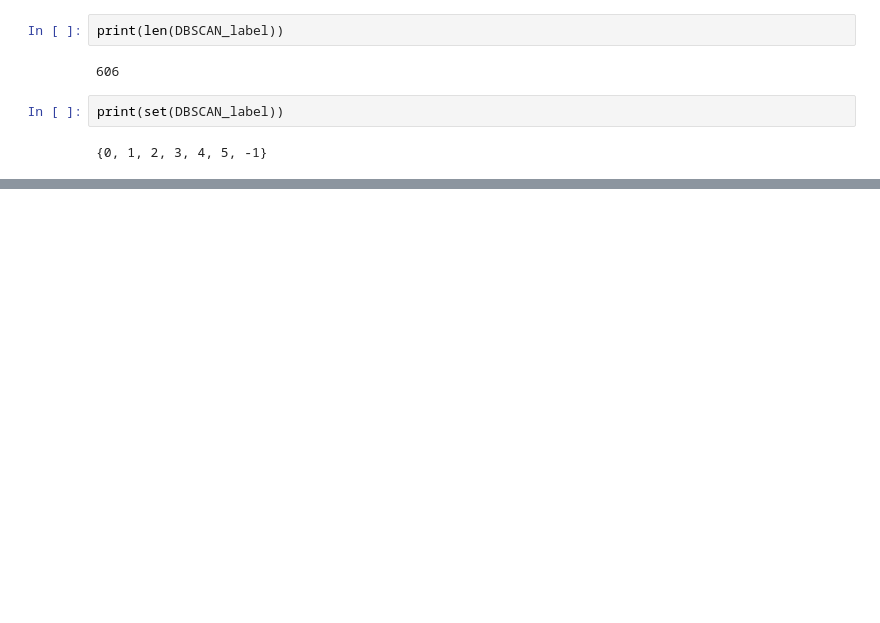
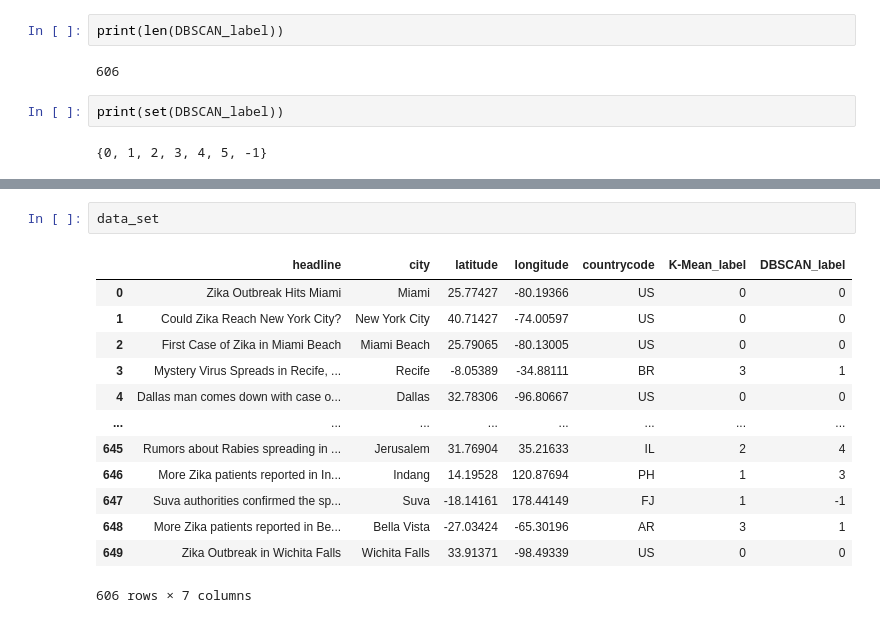
Before and after one commit to Aussadach/discovering-disease-outbreaks-base, a Jupyter notebook: Python_script/Heandline_Clustering.ipynb, the cells around one changed output, grey strips where cells are left out. Saved outputs shown, nothing was run; the diff lists cells and outputs as text; blank space fills up the shorter version.

```diff
--- a/Python_script/Heandline_Clustering.ipynb
+++ b/Python_script/Heandline_Clustering.ipynb
@@ -87,0 +146,16 @@ print(set(DBSCAN_label))
+# %%
+data_set
+# %% [output]
+|  | headline | city | latitude | longitude | countrycode | K-Mean_label | DBSCAN_label |
+| 0 | Zika Outbreak Hits Miami | Miami | 25.77427 | -80.19366 | US | 0 | 0 |
+| 1 | Could Zika Reach New York City? | New York City | 40.71427 | -74.00597 | US | 0 | 0 |
+| 2 | First Case of Zika in Miami Beach | Miami Beach | 25.79065 | -80.13005 | US | 0 | 0 |
+| 3 | Mystery Virus Spreads in Recife, ... | Recife | -8.05389 | -34.88111 | BR | 3 | 1 |
+| 4 | Dallas man comes down with case o... | Dallas | 32.78306 | -96.80667 | US | 0 | 0 |
+| ... | ... | ... | ... | ... | ... | ... | ... |
+| 645 | Rumors about Rabies spreading in ... | Jerusalem | 31.76904 | 35.21633 | IL | 2 | 4 |
+| 646 | More Zika patients reported in In... | Indang | 14.19528 | 120.87694 | PH | 1 | 3 |
+| 647 | Suva authorities confirmed the sp... | Suva | -18.14161 | 178.44149 | FJ | 1 | -1 |
+| 648 | More Zika patients reported in Be... | Bella Vista | -27.03424 | -65.30196 | AR | 3 | 1 |
+| 649 | Zika Outbreak in Wichita Falls | Wichita Falls | 33.91371 | -98.49339 | US | 0 | 0 |
+606 rows × 7 columns
```
Also changed, not shown: parts of 13 cells of this notebook.
